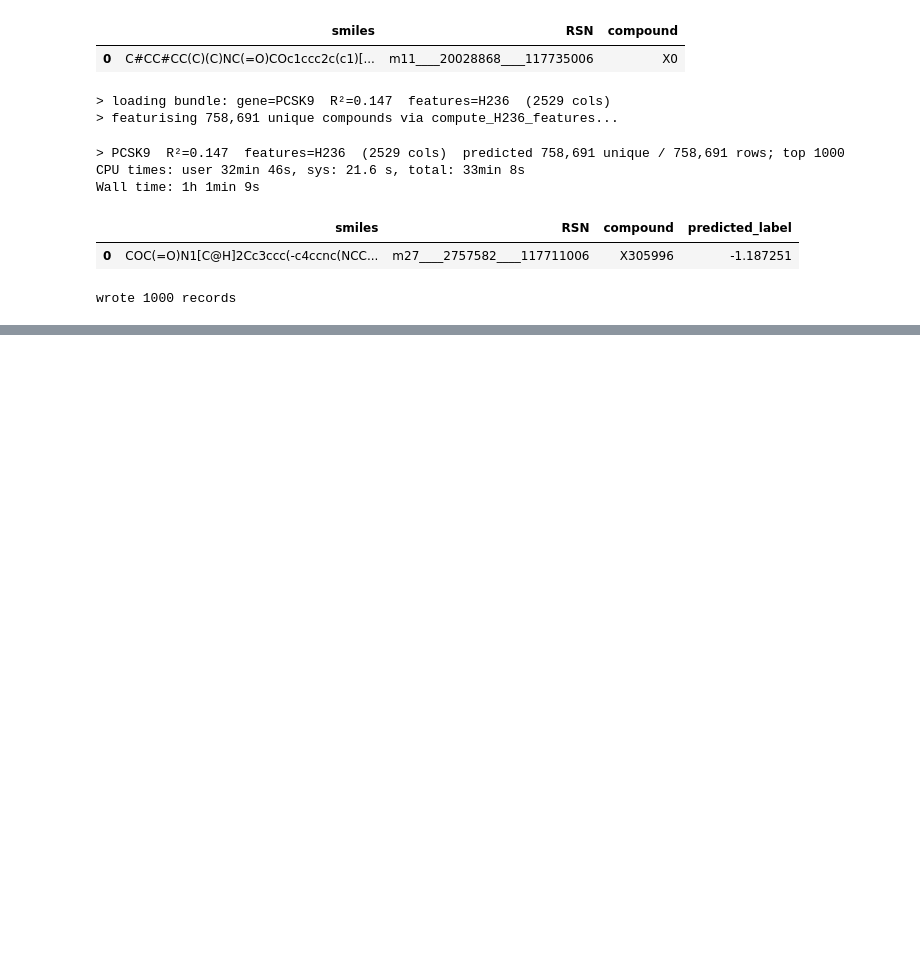
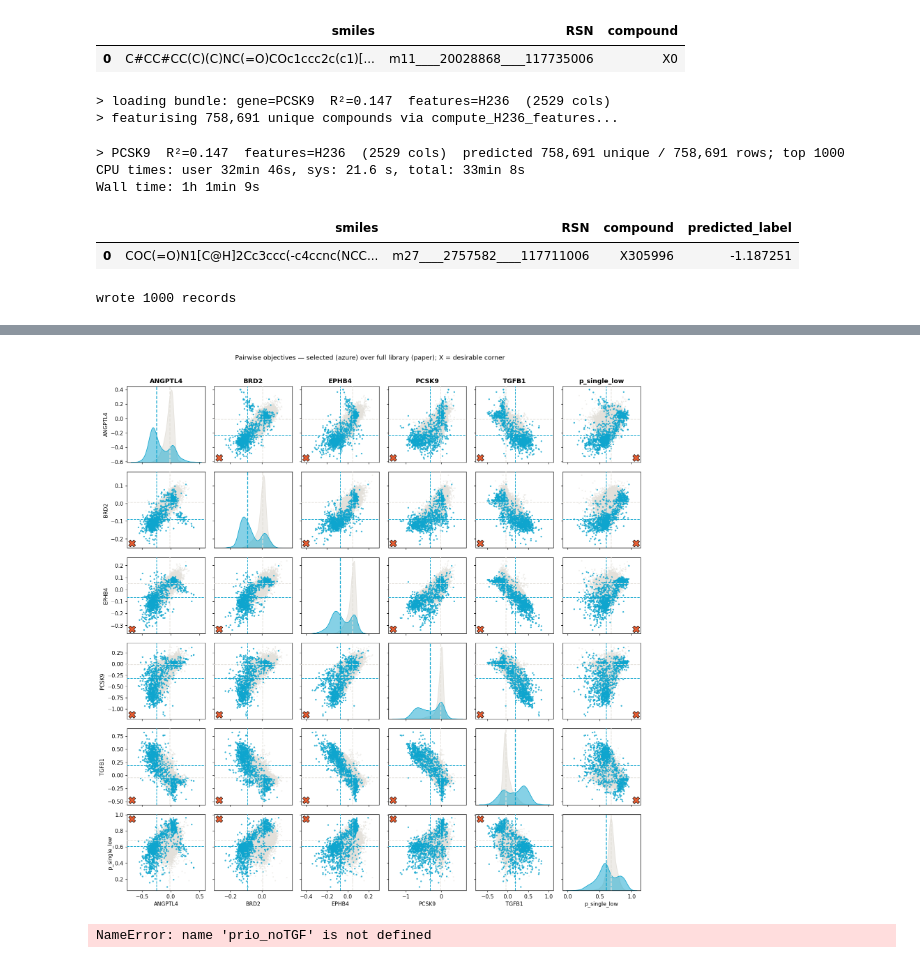
Before and after one commit to gtamo39/MS_ML, a Jupyter notebook: vignettes/MS_ML_Prioritization.ipynb, the cells around one changed output, grey strips where cells are left out. Drawn from its saved outputs; the diff is of its cells as text; code cells hidden in the pictures; blank space fills up the shorter version.

```diff
--- a/vignettes/MS_ML_Prioritization.ipynb
+++ b/vignettes/MS_ML_Prioritization.ipynb
@@ -249,0 +256,16 @@ wrote 1000 records
+# %%
+## params:
+# out
+enum     = 'data/enumeration/20260608_5Targets_SingleLow/Serac scaffolds broad enumeration_filtered.csv' # input
+outMFsmi = 'output/enumeration/20260608_5Targets_SingleLow/MF_features_H236_full.parquet' # MF_features
+out550k  = 'output/enumeration/20260608_5Targets_SingleLow/pred_logfc_select_genes.parquet' # the predicted logfc per target
+out_sl   = 'output/enumeration/20260608_5Targets_SingleLow/pred_single_low.parquet'
+# ml models
+SELECT_GENES_DIR = 'output/ML/trained_models/20260617_select_genes' # the ML trained model per gene
+SINGLELOW_MODEL  = 'output/ML/trained_models/20260623_SingleLow_Class/SingleLow_RF.joblib' # the ML model to predict single/low
+# %%
+## get 114 virtual enumerations:
+enum550k_df = pd.read_csv(enum, sep=',',).rename(columns={'mol_smi':'smiles'})
+enum550k_df['compound'] = 'X'+enum550k_df.index.astype(str)
+print(enum550k_df.shape)
+enum550k_df.head(1)
@@ -249,0 +364,8 @@ wrote 1000 records
+# %%
+pred550k_df = pd.read_parquet(out550k)
+pred_singlelow_df = pd.read_parquet(out_sl)
+
+final_pred = pd.merge(pred550k_df,pred_singlelow_df[['compound','smiles', 'p_single_low']])
+final_pred = pd.merge(enum550k_df[['smiles','RSN']],final_pred)
+print(final_pred.shape)
+final_pred.head(1)
@@ -249,0 +376,6 @@ wrote 1000 records
+# %%
+## get Pareto optimal points
+prio_all = stats_tools.top_k_pareto(
+    final_pred, objectives=['ANGPTL4','BRD2','EPHB4','PCSK9','TGFB1','p_single_low'],
+    k=1000, directions={'p_single_low': 'max'})   # the 5 logfc default to 'min'
+prio_all.head(2)
@@ -249,0 +386,17 @@ wrote 1000 records
+# %%
+## Pairwise scatter matrix: selected top-1000 (azure) over full library (paper).
+_objs = ['ANGPTL4', 'BRD2', 'EPHB4', 'PCSK9', 'TGFB1', 'p_single_low']
+mlp.plot_pairwise_matrix(_objs, final_pred, prio_all, colors=SERAC_C);
+# %% [output]
+[figure, added]
+# %%
+## Visualize directionality: per-objective KDE overlay (full library vs Pareto selections).
+_objs = ['ANGPTL4', 'BRD2', 'EPHB4', 'PCSK9', 'TGFB1', 'p_single_low']
+mlp.plot_objective_kde(
+    _objs,
+    [final_pred, prio_all, prio_noTGF],
+    [SERAC_C['paper'], SERAC_C['azure'], SERAC_C['ember']],
+    ['lib', 'with TGFB1', 'without TGFB1'],
+);
+# %% [output]
+NameError: name 'prio_noTGF' is not defined
```
Also changed, not shown: parts of 37 cells of this notebook, 7 other files.
